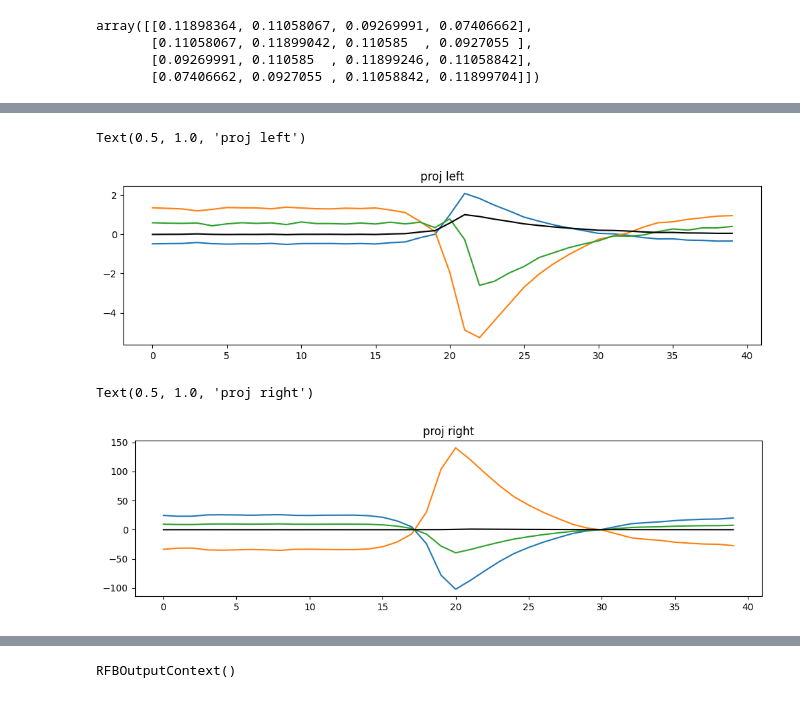
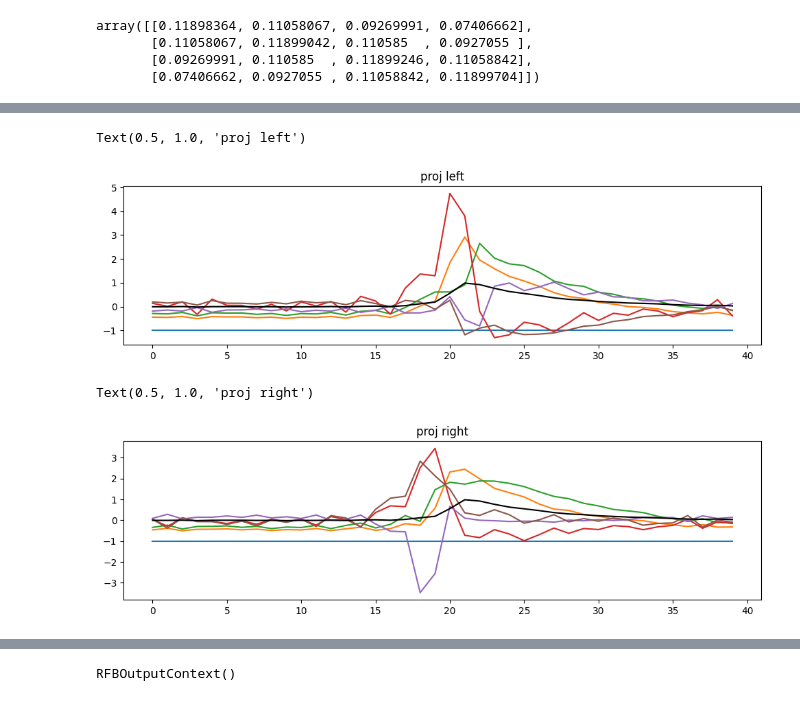
Before and after one commit to kushalkolar/td-svd-sandbox, a Jupyter notebook: vamp_sqrtm_based_multi_expo.ipynb, the cells around one changed output, grey strips where cells are left out. Drawn from its saved outputs; the diff is of its cells as text; code cells hidden in the pictures.

```diff
--- a/vamp_sqrtm_based_multi_expo.ipynb
+++ b/vamp_sqrtm_based_multi_expo.ipynb
@@ -236,0 +341,13 @@ Text(0.5, 1.0, 'proj right')
+# %%
+lag = 5
+
+r1_ = scipy.linalg.hankel(r1[:lag * 2], r1[lag * 2 - 1:])
+r2_ = scipy.linalg.hankel(r2[:lag * 2], r2[lag * 2 - 1:])
+
+A = np.vstack([r1_[:lag], r2_[:lag]])
+B = np.vstack([r1_[lag:], r2_[lag:]])
+
+sns.heatmap(A)
+plt.show()
+
+sns.heatmap(B)
@@ -301,3 +632,32 @@ proj_right = H[2:].T @ right_vec.T[:2]
+# %%
+Y = Monomials(p=2, d=2)(H[:2].T)
+
+mu0 = np.mean(Y[:-lag,:])
+mu1 = np.mean(Y[lag:,:])
+Past = Y[:-lag,:]
+Future = Y[lag:,:]
+
+# covariance matrices
+C00 = (Past - mu0).T@(Past - mu0)/(Past.shape[0] - 1)
+C11 = (Future - mu1).T@(Future - mu1)/(Future.shape[0] - 1)
+C01 = (Past - mu0).T@(Future - mu1)/(Past.shape[0] - 1)
+C00_half = linalg.sqrtm(C00)
+C11_half = linalg.sqrtm(C11)
+
+K = np.linalg.pinv(C00)@C01
+
+# half-weighted koopman
+Kbar = np.linalg.pinv(C00_half)@C01@np.linalg.pinv(C11_half)
+# SVD
+U, S, Vh = np.linalg.svd(Kbar,full_matrices=False)
+
+# mapping data to the left and right sigular vectors
+left_vec = np.linalg.pinv(C00_half)@U
+right_vec = np.linalg.pinv(C11_half)@Vh.T
+
+# projection of data onto left and right singular vectors
+proj_left = left_vec.T @ (Past.T - mu0)
+proj_right = right_vec.T @ (Future.T - mu1)
 # %%
 plt.figure(figsize=(3, 3))
 plt.plot(S / S.max(),'o-')
@@ -317,16 +677,16 @@ Text(0.5, 1.0, 'right')
 # %%
 fig = plt.figure(figsize=(12, 3))
-plt.plot(proj_left[20:60])
+plt.plot(proj_left.T[20:60])
 plt.plot(X.ravel()[21:61], c="k")
 plt.title("proj left")
 # %% [output]
 Text(0.5, 1.0, 'proj left')
-[figure, old version]
+[figure, new version]
 # %%
 fig = plt.figure(figsize=(12, 3))
-plt.plot(proj_right[20:60])
+plt.plot(proj_right.T[20:60])
 plt.plot(X.ravel()[21:61], c="k")
 plt.title("proj right")
 # %% [output]
 Text(0.5, 1.0, 'proj right')
-[figure, old version]
+[figure, new version]
```
Also changed, not shown: parts of 86 cells of this notebook.
